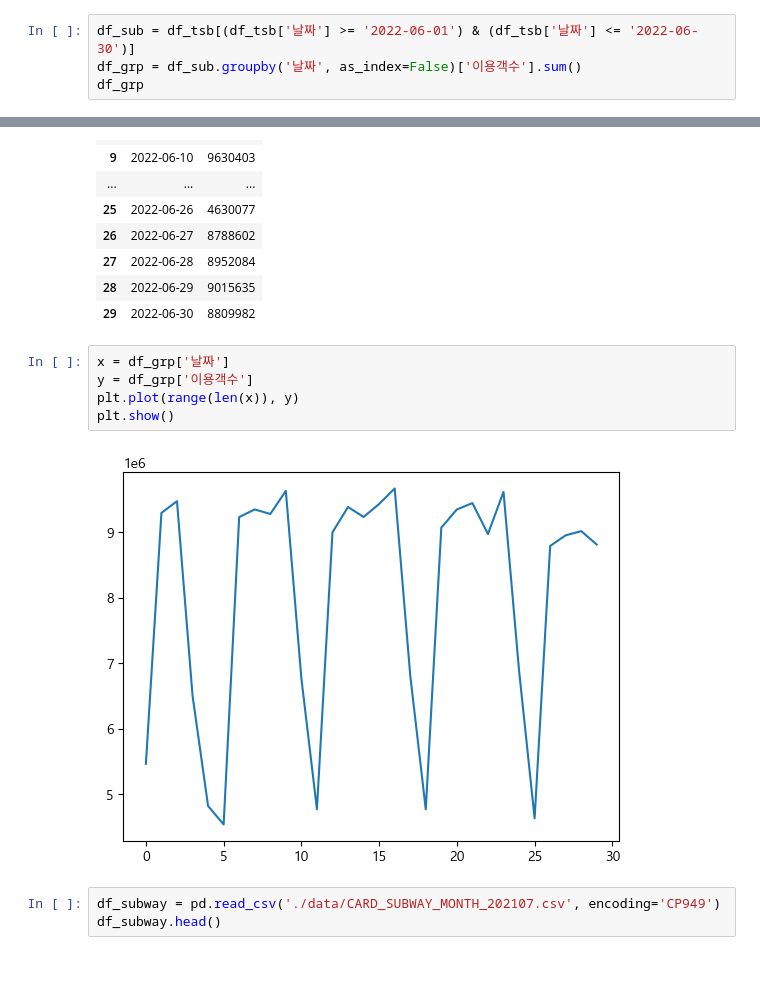
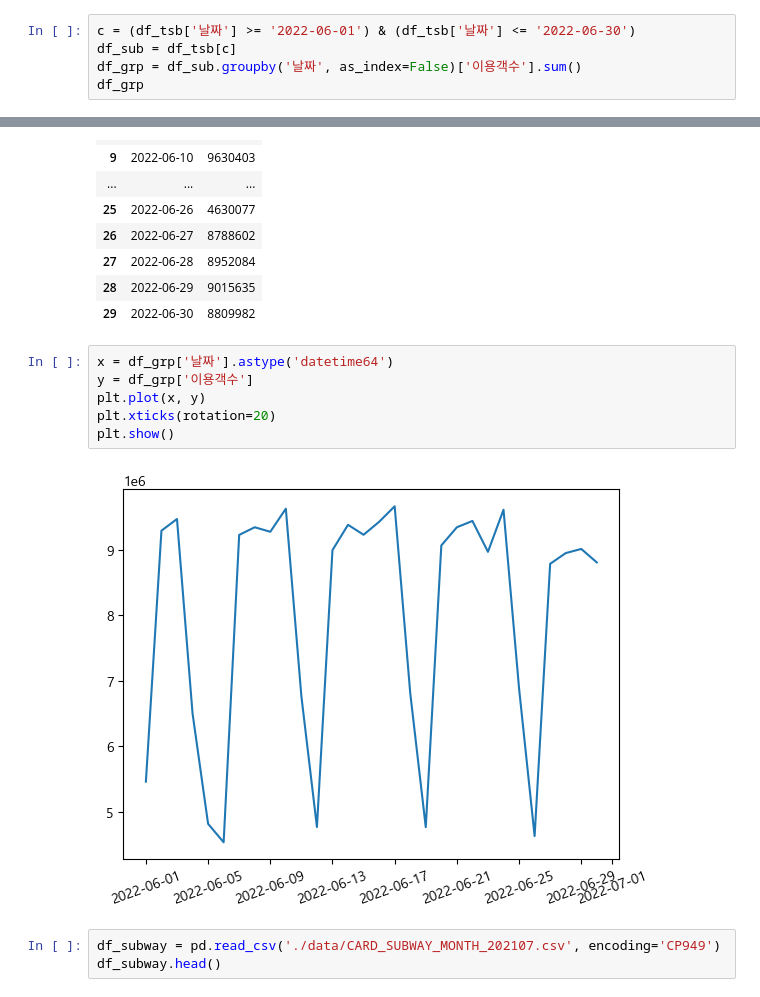
Before and after one commit to dnjsclf145/CDsamsung, a Jupyter notebook: 06실습답안.ipynb, the cells around one changed output, grey strips where cells are left out. Cells and saved outputs as stored; diff of their text form; blank space fills up the shorter version.

```diff
--- a/06실습답안.ipynb
+++ b/06실습답안.ipynb
@@ -28,7 +30,8 @@ plt.show()
 # %% [output]
 [figure]
 # %%
-df_sub = df_tsb[(df_tsb['날짜'] >= '2022-06-01') & (df_tsb['날짜'] <= '2022-06-30')]
+c = (df_tsb['날짜'] >= '2022-06-01') & (df_tsb['날짜'] <= '2022-06-30')
+df_sub = df_tsb[c]
 df_grp = df_sub.groupby('날짜', as_index=False)['이용객수'].sum()
 df_grp
 # %% [output]
@@ -50,12 +53,13 @@ df_grp
 | 28 | 2022-06-29 | 9015635 |
 | 29 | 2022-06-30 | 8809982 |
 # %%
-x = df_grp['날짜']
+x = df_grp['날짜'].astype('datetime64')
 y = df_grp['이용객수']
-plt.plot(range(len(x)), y)
+plt.plot(x, y)
+plt.xticks(rotation=20)
 plt.show()
 # %% [output]
-[figure, old version]
+[figure, new version]
 # %%
 df_subway = pd.read_csv('./data/CARD_SUBWAY_MONTH_202107.csv', encoding='CP949')
 df_subway.head()
```
Also changed, not shown: parts of 7 cells of this notebook, 4 other files.
